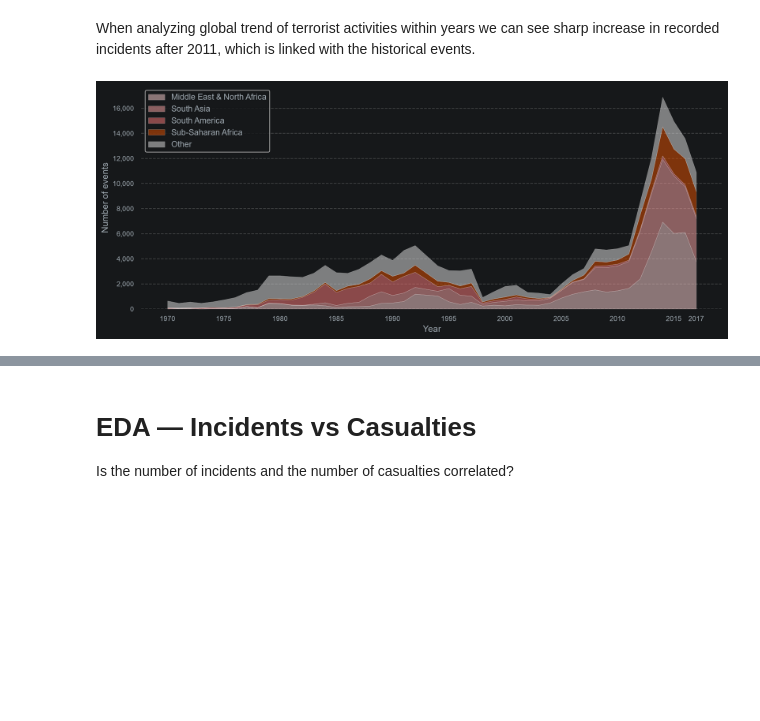
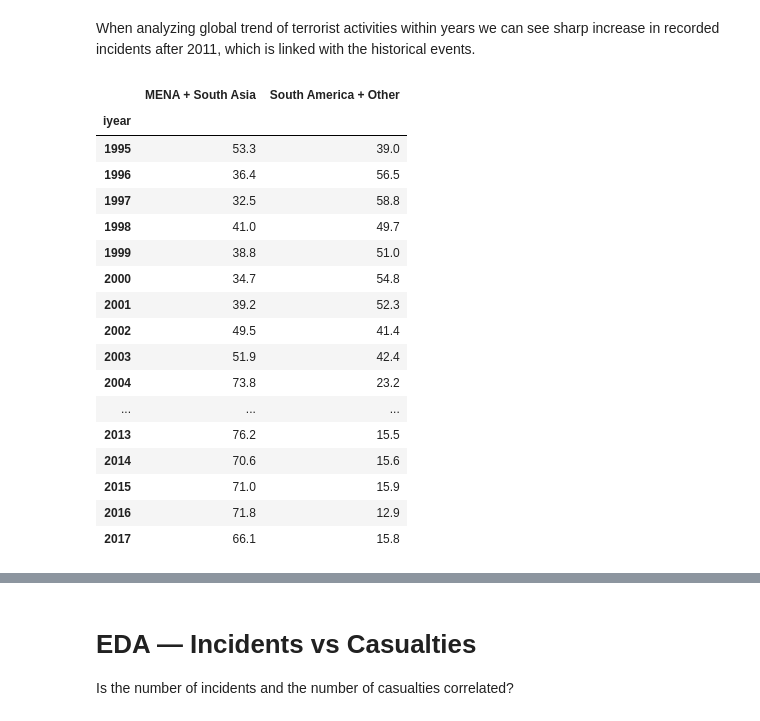
Before and after one commit to Olha-Kes/terrorism_hotspots, a Jupyter notebook: notebooks/eda_terrorism_hotspots.ipynb, the cells around one changed output, grey strips where cells are left out. Cells and saved outputs as stored; diff of their text form; code cells hidden in the pictures; blank space fills up the shorter version.

Commit message:
Fixed markdowns, add share feature

```diff
--- a/notebooks/eda_terrorism_hotspots.ipynb
+++ b/notebooks/eda_terrorism_hotspots.ipynb
@@ -466,24 +466,40 @@ When analyzing global trend of terrorist activities within years we can see shar
 # %%
 region_trend = df_clean.groupby(["iyear", "region_txt"]).size().reset_index(name="count")
 top4 = region_trend.groupby("region_txt")["count"].sum().nlargest(4).index
 region_trend["region_group"] = region_trend["region_txt"].where(region_trend["region_txt"].isin(top4), "Other")
 
 wide = region_trend.groupby(["iyear", "region_group"])["count"].sum().unstack(fill_value=0)
 order = wide.drop(columns="Other").sum().sort_values(ascending=False).index.tolist() + ["Other"]
 wide = wide[order]
 
-colors = ["#ffd2d2", "#ffa6a6", "#ff7a7a", "#e65100", "#E5E5E5"]
+groups = {
+    "MENA + South Asia": ["Middle East & North Africa", "South Asia"],
+    "South America + Other": ["South America", "Other"],
+}
 
-fig, ax = plt.subplots(figsize=(12, 5))
-ax.stackplot(wide.index, wide.T.values, labels=wide.columns, colors=colors, alpha=0.5, edgecolor="#ffffff", linewidth=0.3)
-ax.set_xlabel("Year")
-ax.set_ylabel("Number of events")
-ax.legend(loc="upper left")
-ax.set_xticks(years)
-fmt_axis(ax)
+total = wide.sum(axis=1)
+shares = pd.DataFrame({
+    name: wide[cols].sum(axis=1) / total * 100
+    for name, cols in groups.items()
+}).round(1)
 
-plt.tight_layout()
-fig.savefig(output_dir / "Terrorist Activities within regions(1970–2017).png", dpi=300)
-plt.show()
+shares.loc[1995:]
 # %% [output]
-[figure, removed]
+|  | MENA + South Asia | South America + Other |
+| iyear |  |  |
+| 1995 | 53.3 | 39.0 |
+| 1996 | 36.4 | 56.5 |
+| 1997 | 32.5 | 58.8 |
+| 1998 | 41.0 | 49.7 |
+| 1999 | 38.8 | 51.0 |
+| 2000 | 34.7 | 54.8 |
+| 2001 | 39.2 | 52.3 |
+| 2002 | 49.5 | 41.4 |
+| 2003 | 51.9 | 42.4 |
+| 2004 | 73.8 | 23.2 |
+| ... | ... | ... |
+| 2013 | 76.2 | 15.5 |
+| 2014 | 70.6 | 15.6 |
+| 2015 | 71.0 | 15.9 |
+| 2016 | 71.8 | 12.9 |
+| 2017 | 66.1 | 15.8 |
```
Also changed, not shown: parts of 6 cells of this notebook.
